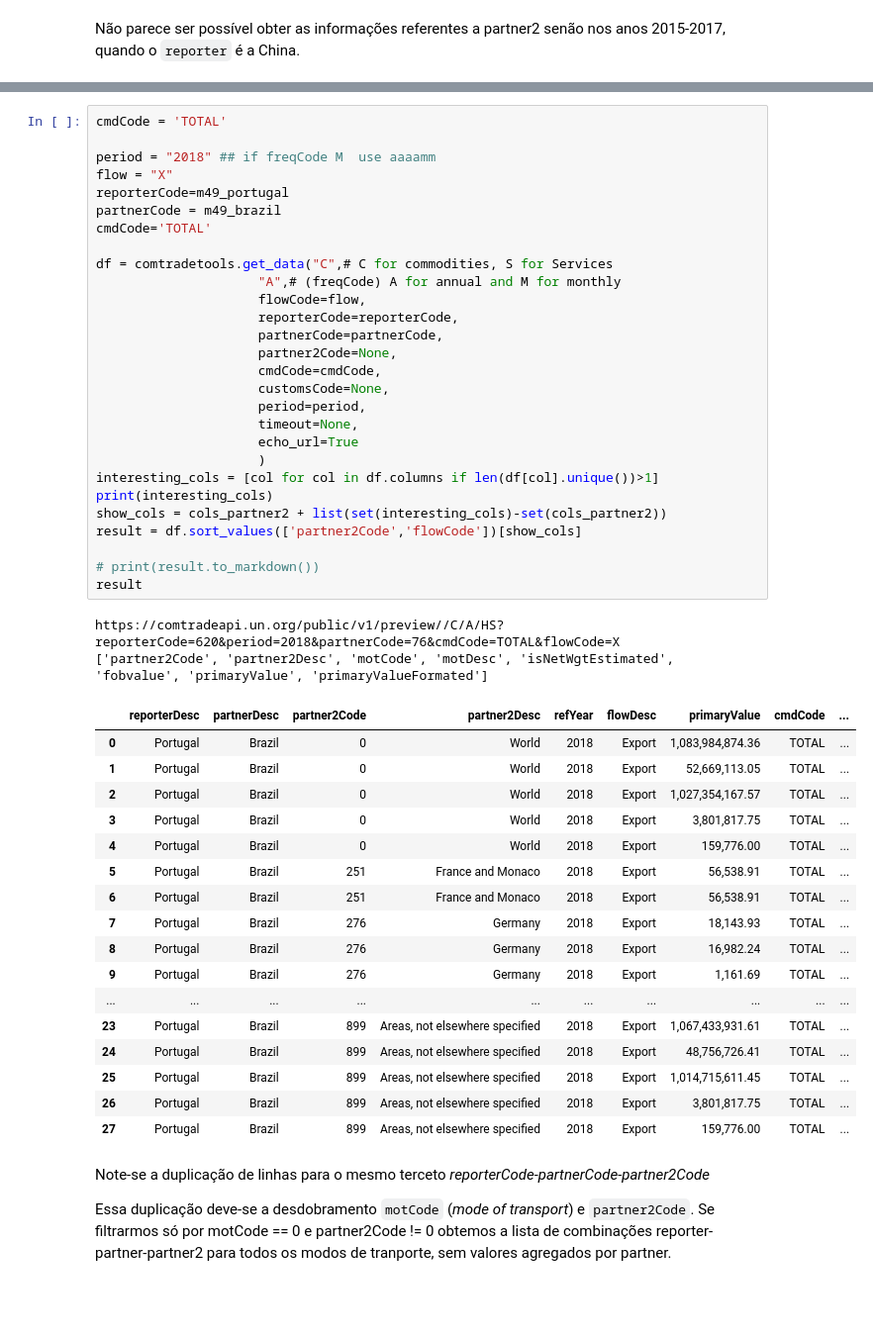
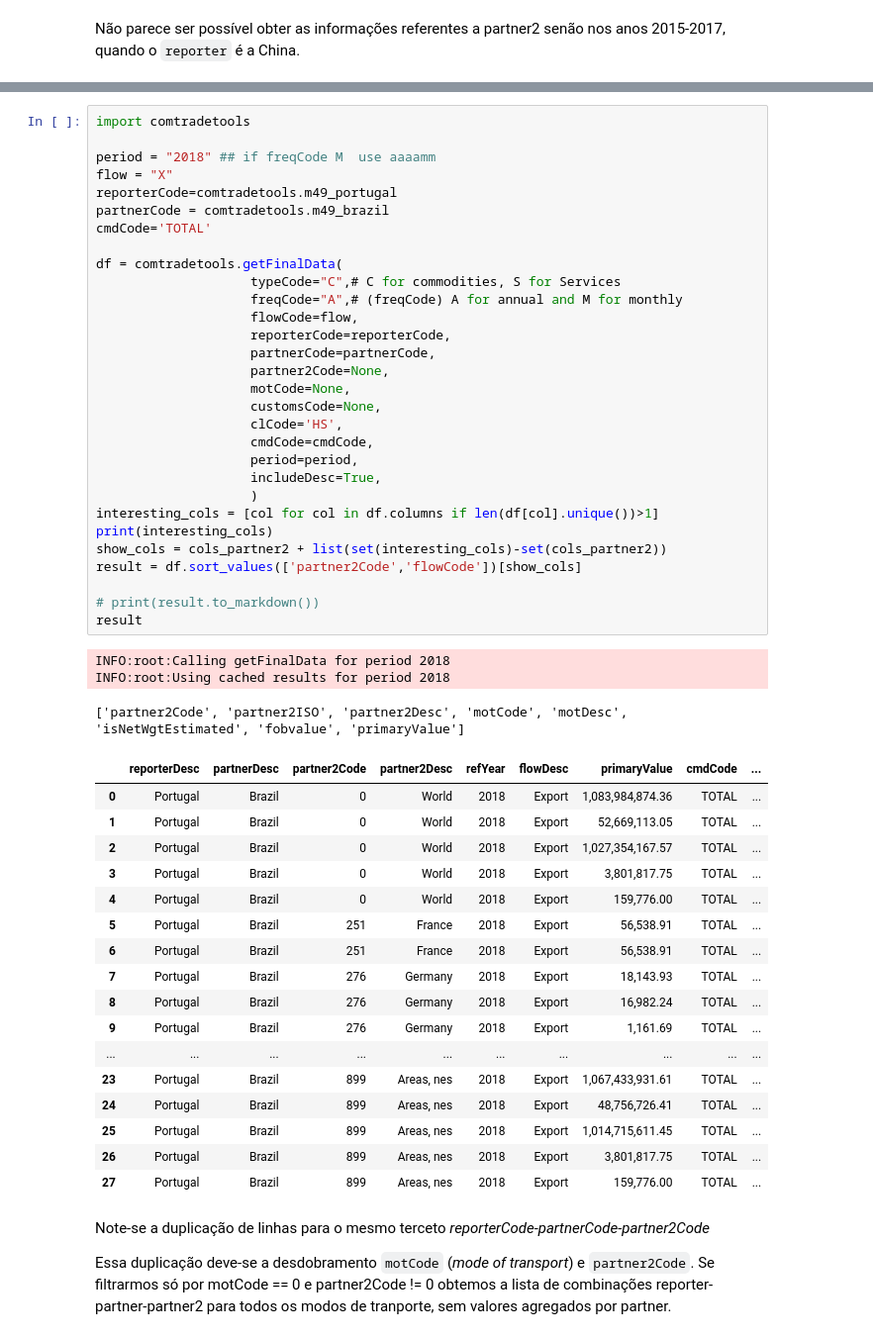
Before and after one commit to joaquimrcarvalho/cipf-comtrade, a Jupyter notebook: comtrade-api.ipynb, the cells around one changed output, grey strips where cells are left out. Shown at 99% size. Drawn from its saved outputs; the diff is of its cells as text; blank space fills up the shorter version.

```diff
--- a/comtrade-api.ipynb
+++ b/comtrade-api.ipynb
@@ -494,51 +593,54 @@ Mas outros países incluem esses dados em outros anos, por exemplo, Portugal
 # %%
-cmdCode = 'TOTAL'
+import comtradetools
 
 period = "2018" ## if freqCode M  use aaaamm
 flow = "X"
-reporterCode=m49_portugal
-partnerCode = m49_brazil
+reporterCode=comtradetools.m49_portugal
+partnerCode = comtradetools.m49_brazil
 cmdCode='TOTAL'
 
-df = comtradetools.get_data("C",# C for commodities, S for Services
-                     "A",# (freqCode) A for annual and M for monthly
-                     flowCode=flow,
-                     reporterCode=reporterCode,
-                     partnerCode=partnerCode,
-                     partner2Code=None,
-                     cmdCode=cmdCode,
-                     customsCode=None,
-                     period=period,
-                     timeout=None,
-                     echo_url=True
-                     )
+df = comtradetools.getFinalData(
+                    typeCode="C",# C for commodities, S for Services
+                    freqCode="A",# (freqCode) A for annual and M for monthly
+                    flowCode=flow,
+                    reporterCode=reporterCode,
+                    partnerCode=partnerCode,
+                    partner2Code=None,
+                    motCode=None,
+                    customsCode=None,
+                    clCode='HS',
+                    cmdCode=cmdCode,
+                    period=period,
+                    includeDesc=True,
+                    )
 interesting_cols = [col for col in df.columns if len(df[col].unique())>1]
 print(interesting_cols)
 show_cols = cols_partner2 + list(set(interesting_cols)-set(cols_partner2))
 result = df.sort_values(['partner2Code','flowCode'])[show_cols]
 
 # print(result.to_markdown())
 result
 # %% [output]
-https://comtradeapi.un.org/public/v1/preview//C/A/HS?reporterCode=620&period=2018&partnerCode=76&cmdCode=TOTAL&flowCode=X
-['partner2Code', 'partner2Desc', 'motCode', 'motDesc', 'isNetWgtEstimated', 'fobvalue', 'primaryValue', 'primaryValueFormated']
+INFO:root:Calling getFinalData for period 2018
+INFO:root:Using cached results for period 2018
+['partner2Code', 'partner2ISO', 'partner2Desc', 'motCode', 'motDesc', 'isNetWgtEstimated', 'fobvalue', 'primaryValue']
 |  | reporterDesc | partnerDesc | partner2Code | partner2Desc | refYear | flowDesc | primaryValue | cmdCode | ... |
 | 0 | Portugal | Brazil | 0 | World | 2018 | Export | 1,083,984,874.36 | TOTAL | ... |
 | 1 | Portugal | Brazil | 0 | World | 2018 | Export | 52,669,113.05 | TOTAL | ... |
 | 2 | Portugal | Brazil | 0 | World | 2018 | Export | 1,027,354,167.57 | TOTAL | ... |
 | 3 | Portugal | Brazil | 0 | World | 2018 | Export | 3,801,817.75 | TOTAL | ... |
 | 4 | Portugal | Brazil | 0 | World | 2018 | Export | 159,776.00 | TOTAL | ... |
-| 5 | Portugal | Brazil | 251 | France and Monaco | 2018 | Export | 56,538.91 | TOTAL | ... |
-| 6 | Portugal | Brazil | 251 | France and Monaco | 2018 | Export | 56,538.91 | TOTAL | ... |
+| 5 | Portugal | Brazil | 251 | France | 2018 | Export | 56,538.91 | TOTAL | ... |
+| 6 | Portugal | Brazil | 251 | France | 2018 | Export | 56,538.91 | TOTAL | ... |
 | 7 | Portugal | Brazil | 276 | Germany | 2018 | Export | 18,143.93 | TOTAL | ... |
 | 8 | Portugal | Brazil | 276 | Germany | 2018 | Export | 16,982.24 | TOTAL | ... |
 | 9 | Portugal | Brazil | 276 | Germany | 2018 | Export | 1,161.69 | TOTAL | ... |
 | ... | ... | ... | ... | ... | ... | ... | ... | ... | ... |
-| 23 | Portugal | Brazil | 899 | Areas, not elsewhere specified | 2018 | Export | 1,067,433,931.61 | TOTAL | ... |
-| 24 | Portugal | Brazil | 899 | Areas, not elsewhere specified | 2018 | Export | 48,756,726.41 | TOTAL | ... |
-| 25 | Portugal | Brazil | 899 | Areas, not elsewhere specified | 2018 | Export | 1,014,715,611.45 | TOTAL | ... |
-| 26 | Portugal | Brazil | 899 | Areas, not elsewhere specified | 2018 | Export | 3,801,817.75 | TOTAL | ... |
-| 27 | Portugal | Brazil | 899 | Areas, not elsewhere specified | 2018 | Export | 159,776.00 | TOTAL | ... |
+| 23 | Portugal | Brazil | 899 | Areas, nes | 2018 | Export | 1,067,433,931.61 | TOTAL | ... |
+| 24 | Portugal | Brazil | 899 | Areas, nes | 2018 | Export | 48,756,726.41 | TOTAL | ... |
+| 25 | Portugal | Brazil | 899 | Areas, nes | 2018 | Export | 1,014,715,611.45 | TOTAL | ... |
+| 26 | Portugal | Brazil | 899 | Areas, nes | 2018 | Export | 3,801,817.75 | TOTAL | ... |
+| 27 | Portugal | Brazil | 899 | Areas, nes | 2018 | Export | 159,776.00 | TOTAL | ... |
 # %% [markdown]
 Note-se a duplicação de linhas para o mesmo terceto _reporterCode-partnerCode-partner2Code_
 
```
Also changed, not shown: parts of 31 cells of this notebook.
